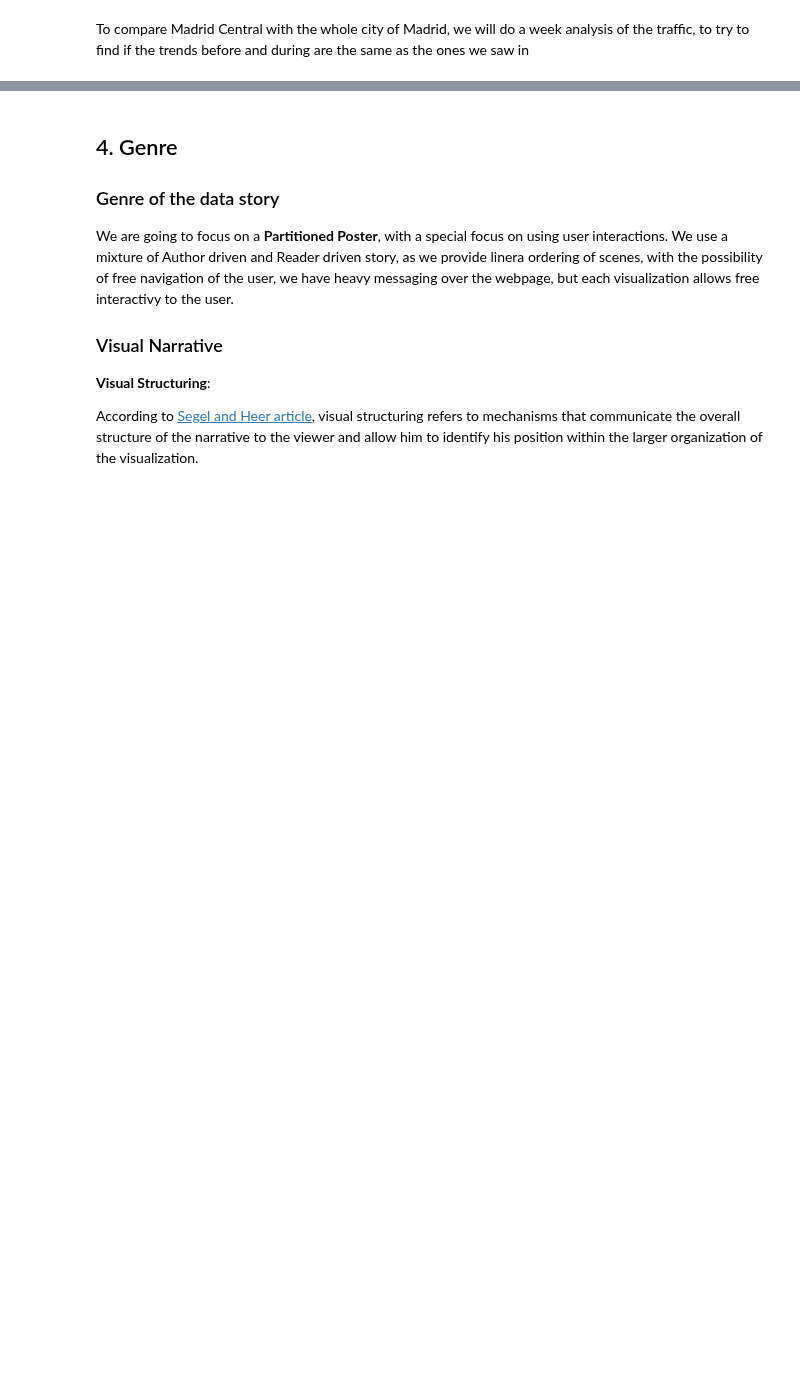
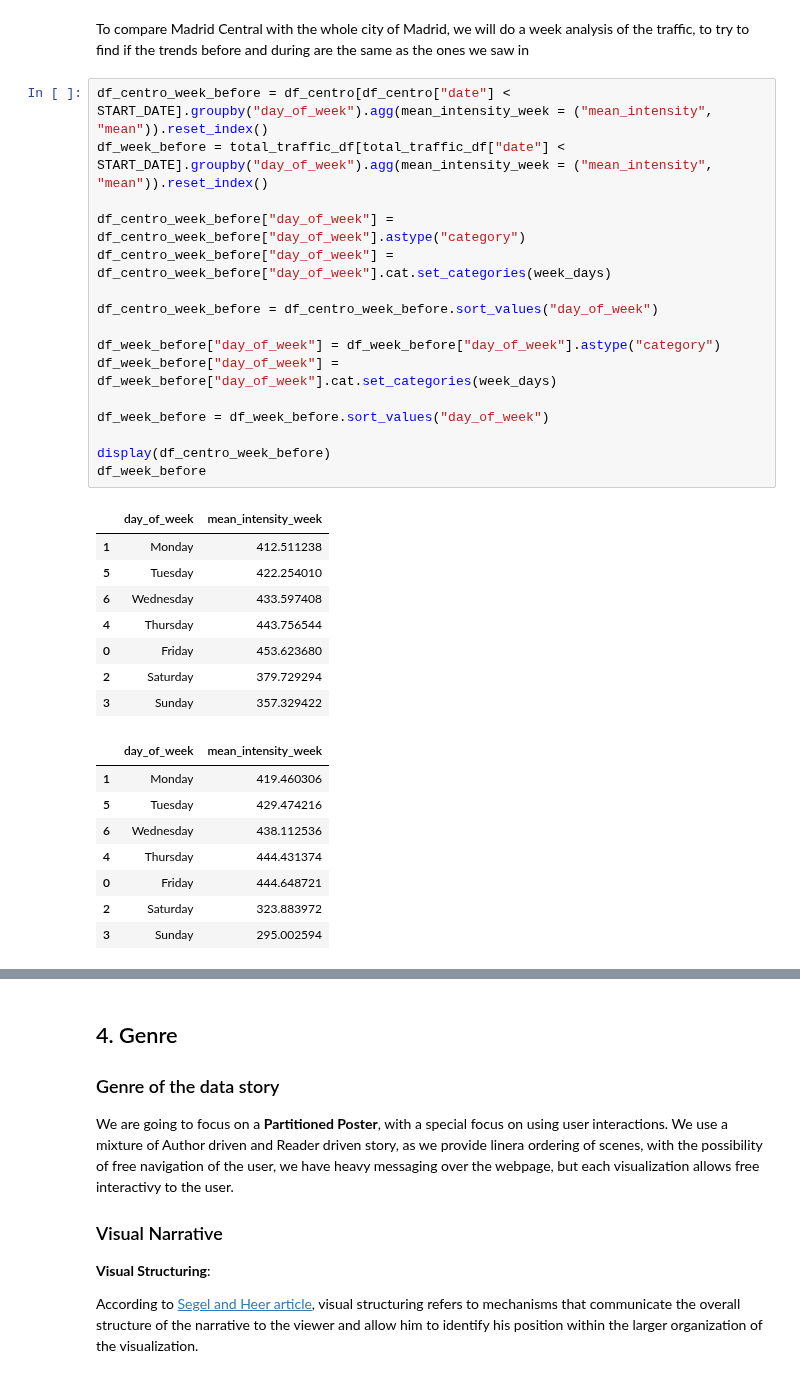
Before and after one commit to Pheithar/socialdata_madridcentral, a Jupyter notebook: madrid_central.ipynb, the cells around one changed output, grey strips where cells are left out. Saved outputs shown, nothing was run; the diff lists cells and outputs as text; blank space fills up the shorter version.

```diff
--- a/madrid_central.ipynb
+++ b/madrid_central.ipynb
@@ -1624,3 +1731,36 @@ else:
     show(p)
 # %% [markdown]
 To compare Madrid Central with the whole city of Madrid, we will do a week analysis of the traffic, to try to find if the trends before and during are the same as the ones we saw in
+# %%
+df_centro_week_before = df_centro[df_centro["date"] < START_DATE].groupby("day_of_week").agg(mean_intensity_week = ("mean_intensity", "mean")).reset_index()
+df_week_before = total_traffic_df[total_traffic_df["date"] < START_DATE].groupby("day_of_week").agg(mean_intensity_week = ("mean_intensity", "mean")).reset_index()
+
+df_centro_week_before["day_of_week"] = df_centro_week_before["day_of_week"].astype("category")
+df_centro_week_before["day_of_week"] = df_centro_week_before["day_of_week"].cat.set_categories(week_days)
+
+df_centro_week_before = df_centro_week_before.sort_values("day_of_week")
+
+df_week_before["day_of_week"] = df_week_before["day_of_week"].astype("category")
+df_week_before["day_of_week"] = df_week_before["day_of_week"].cat.set_categories(week_days)
+
+df_week_before = df_week_before.sort_values("day_of_week")
+
+display(df_centro_week_before)
+df_week_before
+# %% [output]
+|  | day_of_week | mean_intensity_week |
+| 1 | Monday | 412.511238 |
+| 5 | Tuesday | 422.254010 |
+| 6 | Wednesday | 433.597408 |
+| 4 | Thursday | 443.756544 |
+| 0 | Friday | 453.623680 |
+| 2 | Saturday | 379.729294 |
+| 3 | Sunday | 357.329422 |
+|  | day_of_week | mean_intensity_week |
+| 1 | Monday | 419.460306 |
+| 5 | Tuesday | 429.474216 |
+| 6 | Wednesday | 438.112536 |
+| 4 | Thursday | 444.431374 |
+| 0 | Friday | 444.648721 |
+| 2 | Saturday | 323.883972 |
+| 3 | Sunday | 295.002594 |
```
Also changed, not shown: parts of 35 cells of this notebook, 8 other files.
